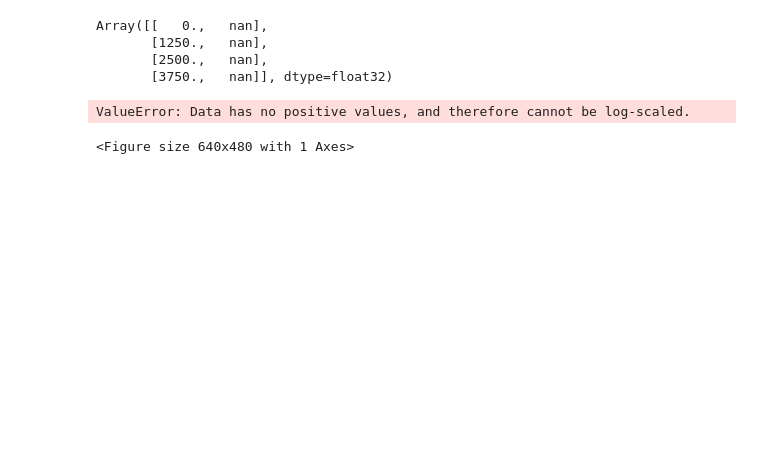
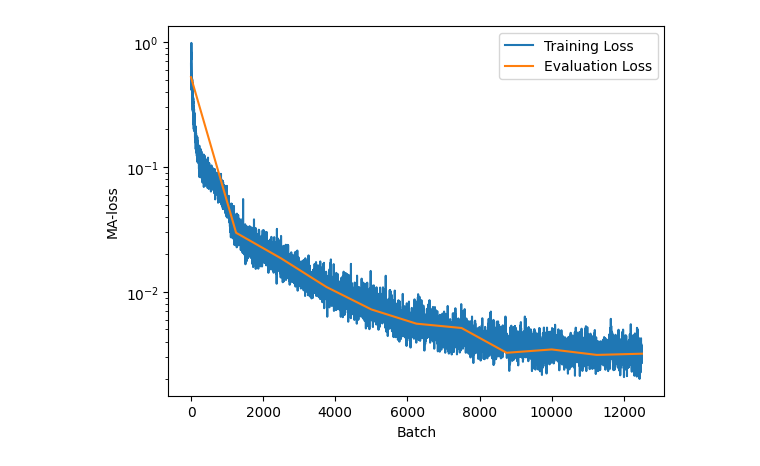
Before and after one commit to harveyThomas4692/jax_metric_CalabiYau, a Jupyter notebook: testingArea.ipynb, the cells around one changed output. Cells and saved outputs as stored; diff of their text form; code cells hidden in the pictures; blank space fills up the shorter version.

Commit message:
Quality of life changes
Some simple changes to the training notebook

```diff
--- a/testingArea.ipynb
+++ b/testingArea.ipynb
@@ -53,12 +50,12 @@ def poly(x):
 # with open("500kPointsPsiEq0.pkl", "wb") as f:
 #     pickle.dump(points, f)
 
-
-# with open("cyMetPoints100kQuintic.pkl", "rb") as f:
-#     points = pickle.load(f)
-
-with open("100kPointsTQ.pkl", "rb") as f:
-    points = pickle.load(f)
+if isQuint:
+    with open("cyMetPoints100kQuintic.pkl", "rb") as f:
+        points = pickle.load(f)
+else:
+    with open("100kPointsTQ.pkl", "rb") as f:
+        points = pickle.load(f)
 
 print(jnp.shape(points))
 # %% [output]
@@ -66,6 +63,9 @@ print(jnp.shape(points))
 # %%
 # Initialize the model
-model = models.FuncTQ()
+if isQuint:
+    model = models.FuncQuintic()
+else:
+    model = models.FuncTQ()
 
 # Generate a PRNG key
 key = jax.random.PRNGKey(np.random.randint(0,10**6))
@@ -138,24 +138,28 @@ def train_step(state,x):
   state = state.apply_gradients(grads=grads)
   return state, loss
 
-@jax.jit
 def evaluate_step(state,x,scalar_num=100):
   loss = jm.losses.loss_ma(model, state.params,proj_facts,k_mod, poly, kappa_val, x)
   scalar =  jnp.mean(jnp.abs(jm.metrics.ricci_scalar(model, state.params, proj_facts, k_mod, poly, x[:scalar_num])))
   return loss, scalar
 
+evaluate_step = jax.jit(evaluate_step,static_argnames=("scalar_num",))
+
 @jax.jit
 def evaluate_step_simple(state,x):
   loss = jm.losses.loss_ma(model, state.params,proj_facts,k_mod, poly, kappa_val, x)
   return loss
 # %%
 # Train the model
-# eval, scal = evaluate_step(my_state,eval_points)
-eval = evaluate_step_simple(my_state,eval_points)
+if simple_eval:
+  eval = evaluate_step_simple(my_state,eval_points)
+else:
+  scalr_val = 250
+  eval, scal = evaluate_step(my_state,eval_points,scalar_num=scalr_val)
+  scalar = [[0,scal]]
+
 loss = []
 lossEval = [[0,eval]]
-#sigma = [[0,sig]]
-#scalar = [[0,scal]]
 pbar = tqdm(range(10))
 batchNum = len(ptsBatched)
 pbar.set_description(f"Last Eval Loss {eval} | Batch {0}/{batchNum+1}  | Batch Loss: NA")
@@ -171,9 +175,12 @@ for i in pbar:
       pbar.set_description(f"Last Eval Loss {eval} | Batch {k}/{batchNum+1}  | Batch Loss: {l}" )
     loss.append(l)
   # eval, scal = evaluate_step(my_state,eval_points)
-  eval = evaluate_step_simple(my_state,eval_points)
+  if simple_eval:
+    eval = evaluate_step_simple(my_state,eval_points)
+  else:
+    eval, scal = evaluate_step(my_state,eval_points,scalar_num=scalr_val)
+    scalar.append([(i+1)*batchNum,scal])
   lossEval.append([(i+1)*batchNum,eval])
-  # scalar.append([(i+1)*batchNum,scal])
 # %%
 lossEval=jnp.array(lossEval)
 loss = jnp.array(loss)
@@ -181,18 +189,12 @@ loss = jnp.array(loss)
-# %%
-lossEval[:5]
-# %% [output]
-Array([[   0.,   nan],
-       [1250.,   nan],
-       [2500.,   nan],
-       [3750.,   nan]], dtype=float32)
 # %%
 plt.plot(loss, label='Training Loss')
 plt.plot(lossEval[:,0], lossEval[:,1], label='Evaluation Loss')
 # plt.plot(scalar[:,0], scalar[:,1], label='Scalar')
-plt.xscale('log')
+#plt.xscale('log')
 plt.yscale('log')
+plt.xlabel('Batch')
+plt.ylabel('MA-loss')
 plt.legend()
 plt.show()
 # %% [output]
-ValueError: Data has no positive values, and therefore cannot be log-scaled.
-<Figure size 640x480 with 1 Axes>
+[figure, added]
```
Also changed, not shown: parts of 7 cells of this notebook.
